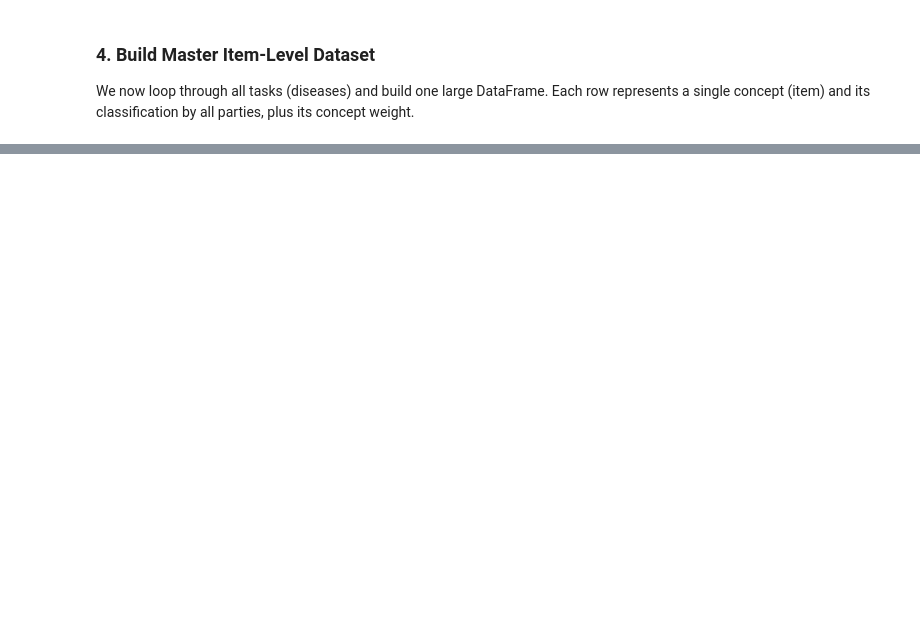
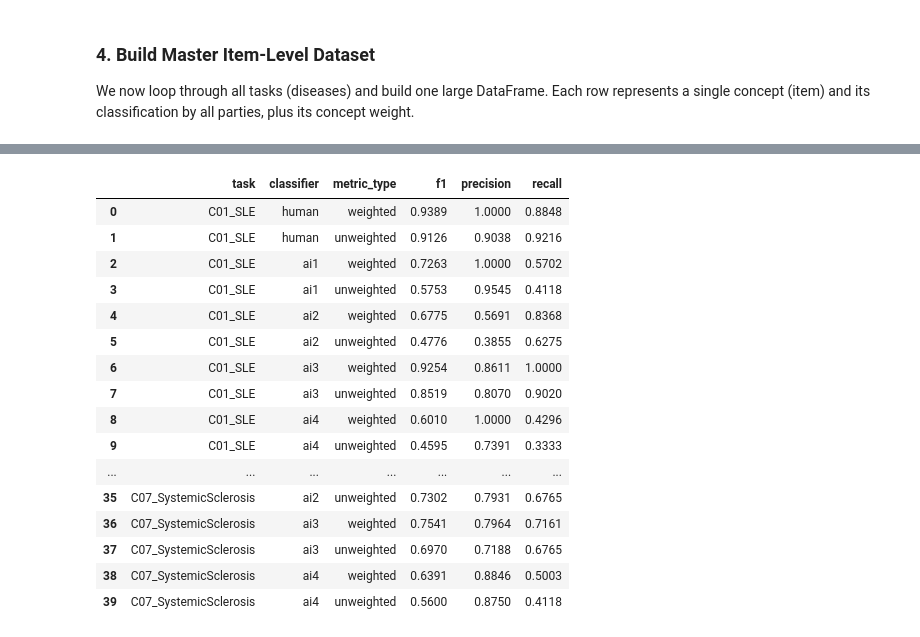
Before and after one commit to ohdsi-studies/MindMeetsMachines, a Jupyter notebook: Materials/Scripts/Phase2_bs.ipynb, the cells around one changed output, grey strips where cells are left out. Saved outputs shown, nothing was run; the diff lists cells and outputs as text; code cells hidden in the pictures; blank space fills up the shorter version.

```diff
--- a/Materials/Scripts/Phase2_bs.ipynb
+++ b/Materials/Scripts/Phase2_bs.ipynb
@@ -345,0 +578,76 @@ print("="*50)
+# %%
+def calculate_metrics(df, clf, weighted=True):
+    """Calculates precision, recall, and F1 for a single classifier on a dataframe."""
+    is_gold = df['gold']
+    is_clf = df[clf]
+
+    if weighted:
+        weights = df['weight']
+        # Multiply the boolean mask by the weight, then sum
+        TP = ((is_gold & is_clf) * weights).sum()
+        FP = ((~is_gold & is_clf) * weights).sum()
+        FN = ((is_gold & ~is_clf) * weights).sum()
+    else:
+        # Just sum the booleans
+        TP = (is_gold & is_clf).sum()
+        FP = (~is_gold & is_clf).sum()
+        FN = (is_gold & ~is_clf).sum()
+
+    # Calculate metrics, handling zero denominators
+    precision = TP / (TP + FP) if (TP + FP) > 0 else 0
+    recall = TP / (TP + FN) if (TP + FN) > 0 else 0
+    f1 = 2 * TP / (2 * TP + FP + FN) if (2 * TP + FP + FN) > 0 else 0
+
+    return {'precision': precision, 'recall': recall, 'f1': f1}
+
+# --- 1. Calculate Overall Metrics ---
+results_overall = []
+for clf in classifier_columns:
+    w_metrics = calculate_metrics(df_items, clf, weighted=True)
+    u_metrics = calculate_metrics(df_items, clf, weighted=False)
+
+    w_metrics['classifier'] = clf
+    w_metrics['metric_type'] = 'weighted'
+    results_overall.append(w_metrics)
+
+    u_metrics['classifier'] = clf
+    u_metrics['metric_type'] = 'unweighted'
+    results_overall.append(u_metrics)
+
+df_results_overall = pd.DataFrame(results_overall)[
+    ['classifier', 'metric_type', 'f1', 'precision', 'recall']
+]
+
+print("="*50)
+print("    OVERALL PERFORMANCE METRICS (All Tasks)")
+print("="*50)
+display(df_results_overall.round(4))
+
+
+# --- 2. Calculate Per-Disease Metrics ---
+results_per_disease = []
+for task_name, group_df in df_items.groupby('task_id'):
+    for clf in classifier_columns:
+        w_metrics = calculate_metrics(group_df, clf, weighted=True)
+        u_metrics = calculate_metrics(group_df, clf, weighted=False)
+
+        w_metrics['task'] = task_name
+        w_metrics['classifier'] = clf
+        w_metrics['metric_type'] = 'weighted'
+        results_per_disease.append(w_metrics)
+
+        u_metrics['task'] = task_name
+        u_metrics['classifier'] = clf
+        u_metrics['metric_type'] = 'unweighted'
+        results_per_disease.append(u_metrics)
+
+df_results_per_disease = pd.DataFrame(results_per_disease)[
+    ['task', 'classifier', 'metric_type', 'f1', 'precision', 'recall']
+]
+
+print("\n" + "="*50)
+print("    PER-DISEASE PERFORMANCE METRICS")
+print("="*50)
+with pd.option_context('display.max_rows', None, 'display.max_columns', None):
+    display(df_results_per_disease.round(4))
+# %% [output]
@@ -345,0 +671,17 @@ print("="*50)
+|  | task | classifier | metric_type | f1 | precision | recall |
+| 0 | C01_SLE | human | weighted | 0.9389 | 1.0000 | 0.8848 |
+| 1 | C01_SLE | human | unweighted | 0.9126 | 0.9038 | 0.9216 |
+| 2 | C01_SLE | ai1 | weighted | 0.7263 | 1.0000 | 0.5702 |
+| 3 | C01_SLE | ai1 | unweighted | 0.5753 | 0.9545 | 0.4118 |
+| 4 | C01_SLE | ai2 | weighted | 0.6775 | 0.5691 | 0.8368 |
+| 5 | C01_SLE | ai2 | unweighted | 0.4776 | 0.3855 | 0.6275 |
+| 6 | C01_SLE | ai3 | weighted | 0.9254 | 0.8611 | 1.0000 |
+| 7 | C01_SLE | ai3 | unweighted | 0.8519 | 0.8070 | 0.9020 |
+| 8 | C01_SLE | ai4 | weighted | 0.6010 | 1.0000 | 0.4296 |
+| 9 | C01_SLE | ai4 | unweighted | 0.4595 | 0.7391 | 0.3333 |
+| ... | ... | ... | ... | ... | ... | ... |
+| 35 | C07_SystemicSclerosis | ai2 | unweighted | 0.7302 | 0.7931 | 0.6765 |
+| 36 | C07_SystemicSclerosis | ai3 | weighted | 0.7541 | 0.7964 | 0.7161 |
+| 37 | C07_SystemicSclerosis | ai3 | unweighted | 0.6970 | 0.7188 | 0.6765 |
+| 38 | C07_SystemicSclerosis | ai4 | weighted | 0.6391 | 0.8846 | 0.5003 |
+| 39 | C07_SystemicSclerosis | ai4 | unweighted | 0.5600 | 0.8750 | 0.4118 |
```
Also changed, not shown: parts of 19 cells of this notebook, 1 other file.
